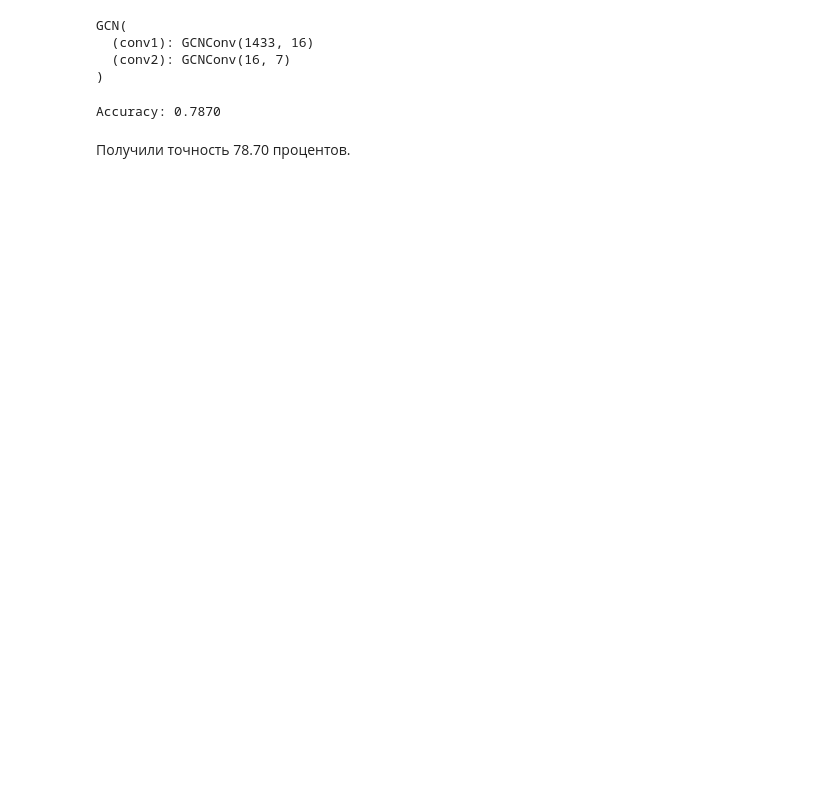
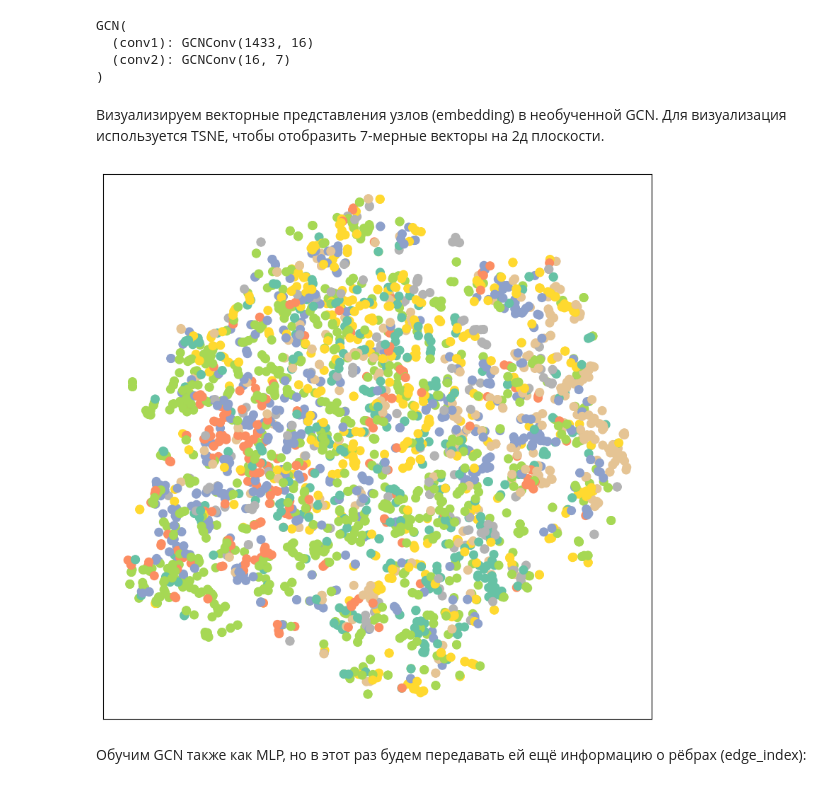
Before and after one commit to sokuroff/PyG_base_example, a Jupyter notebook: GCN.ipynb, the cells around one changed output. Saved outputs shown, nothing was run; the diff lists cells and outputs as text; code cells hidden in the pictures; blank space fills up the shorter version.

```diff
--- a/GCN.ipynb
+++ b/GCN.ipynb
@@ -231,52 +279,39 @@ for epoch in range(1, 201):
 # %% [markdown]
 ![message_passing](message_passing.svg)
 # %%
-import torch
-import torch.nn.functional as F
 from torch_geometric.nn import GCNConv
 
+
 class GCN(torch.nn.Module):
-    def __init__(self):
+    def __init__(self, hidden_channels):
         super().__init__()
-        self.conv1 = GCNConv(dataset.num_node_features, 16)
-        self.conv2 = GCNConv(16, dataset.num_classes)
+        torch.manual_seed(42)
+        self.conv1 = GCNConv(dataset.num_features, hidden_channels)
+        self.conv2 = GCNConv(hidden_channels, dataset.num_classes)
 
-    def forward(self, data):
-        x, edge_index = data.x, data.edge_index
+    def forward(self, x, edge_index):
+        x = self.conv1(x, edge_index)
+        x = x.relu()
+        x = F.dropout(x, p=0.5, training=self.training)
+        x = self.conv2(x, edge_index)
+        return x
 
-        x = self.conv1(x, edge_index)
-        x = F.relu(x)
-        x = F.dropout(x, training=self.training)
-        x = self.conv2(x, edge_index)
-
-        return F.log_softmax(x, dim=1)
-
-device = torch.device('cuda' if torch.cuda.is_available() else 'cpu')
-model = GCN().to(device)
+model = GCN(hidden_channels=16)
 print(model)
 # %% [output]
 GCN(
   (conv1): GCNConv(1433, 16)
   (conv2): GCNConv(16, 7)
 )
-# %%
-data = dataset[0].to(device)
-optimizer = torch.optim.Adam(model.parameters(), lr=0.01, weight_decay=5e-4)
-
-model.train()
-for epoch in range(200):
-    optimizer.zero_grad()
-    out = model(data)
-    loss = F.nll_loss(out[data.train_mask], data.y[data.train_mask])
-    loss.backward()
-    optimizer.step()
-# %%
-model.eval()
-pred = model(data).argmax(dim=1)
-correct = (pred[data.test_mask] == data.y[data.test_mask]).sum()
-acc = int(correct) / int(data.test_mask.sum())
-print(f'Accuracy: {acc:.4f}')
-# %% [output]
-Accuracy: 0.7870
-# %% [markdown]
-Получили точность 78.70 процентов.
+# %% [markdown]
+Визуализируем векторные представления узлов (embedding) в необученной GCN. Для визуализация используется TSNE, чтобы отобразить 7-мерные векторы на 2д плоскости.
+# %%
+model = GCN(hidden_channels=16)
+model.eval()
+
+out = model(data.x, data.edge_index)
+visualize(out, color=data.y)
+# %% [output]
+[figure, added]
+# %% [markdown]
+Обучим GCN также как MLP, но в этот раз будем передавать ей ещё информацию о рёбрах (edge_index):
```
Also changed, not shown: parts of 23 cells of this notebook.
